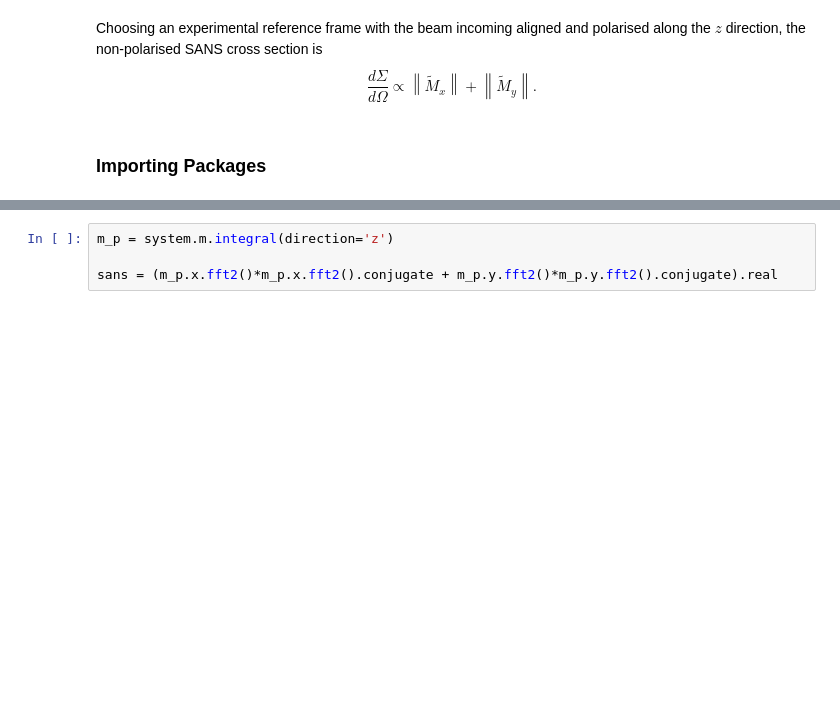
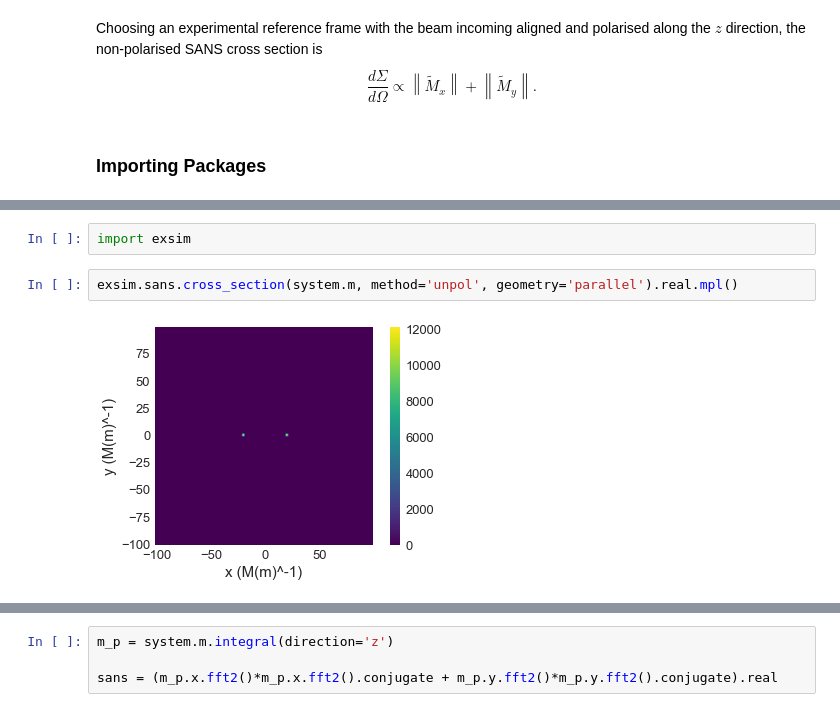
Before and after one commit to ubermag/mag2exp, a Jupyter notebook: docs/ipynb/SANS_df_based.ipynb, the cells around one changed output, grey strips where cells are left out. Cells and saved outputs as stored; diff of their text form; blank space fills up the shorter version.

```diff
--- a/docs/ipynb/SANS_df_based.ipynb
+++ b/docs/ipynb/SANS_df_based.ipynb
@@ -51,0 +60,6 @@ Running OOMMF (DockerOOMMFRunner) [2021/07/13 09:55]... (23.8 s)
+# %%
+import exsim
+# %%
+exsim.sans.cross_section(system.m, method='unpol', geometry='parallel').real.mpl()
+# %% [output]
+[figure, added]
```
Also changed, not shown: parts of 31 cells of this notebook, 1 other file.
